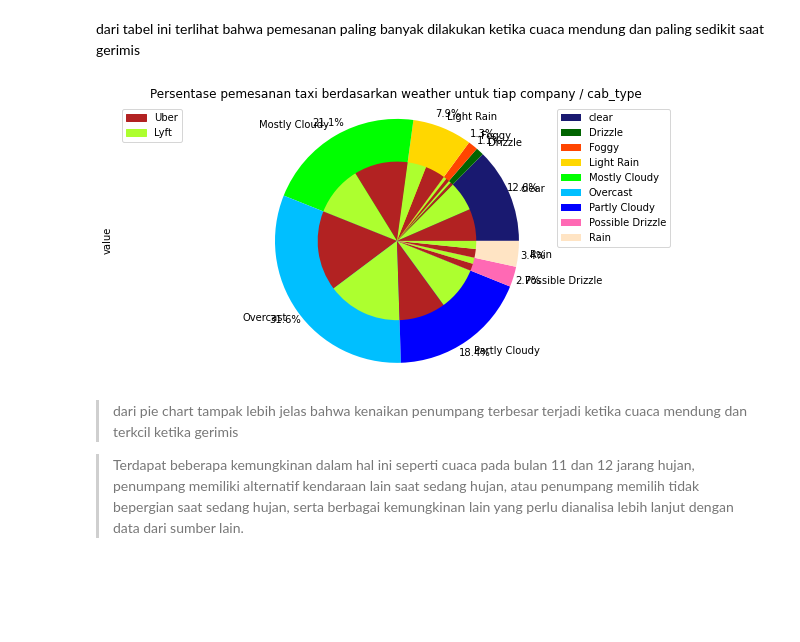
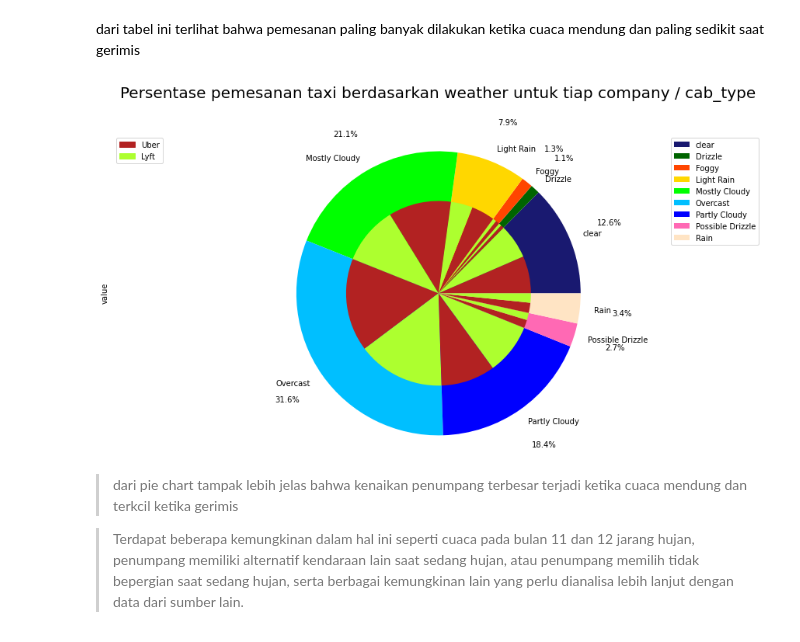
Before and after one commit to safrip2/FinalProject1_PYTN, a Jupyter notebook: Final Project 1.ipynb, the cells around one changed output. Cells and saved outputs as stored; diff of their text form; code cells hidden in the pictures; blank space fills up the shorter version.

```diff
--- a/Final Project 1.ipynb
+++ b/Final Project 1.ipynb
@@ -475,21 +475,21 @@ dari tabel ini terlihat bahwa pemesanan paling banyak dilakukan ketika cuaca men
 # %%
 # visualisasi fitur weather untuk setiap cab_type menggunakan pie chart
 bg = plt.axes()
 colors = ['midnightblue', 'darkgreen', 'orangered', 'gold', 'lime', 'deepskyblue', 'blue', 'hotpink', 'bisque']
 colors2 = ['firebrick', 'greenyellow']
-df_weather['value'].plot(kind='pie', colors=colors, label=None, figsize=(10,5), autopct='%1.1f%%', pctdistance=1.12)
+df_weather['value'].plot(kind='pie', colors=colors, label=None, figsize=(15,7.5), autopct='%1.1f%%', pctdistance=1.3)
 df_weather_cab['value'].plot(kind='pie', radius=0.65,colors=colors2,
                             labels=None)
-plt.title('Persentase pemesanan taxi berdasarkan weather untuk tiap company / cab_type')
+plt.title('Persentase pemesanan taxi berdasarkan weather untuk tiap company / cab_type', fontsize=20, y=1.1)
 leg1=plt.legend(labels=df_weather.index)
 ax=plt.gca().add_artist(leg1)
 patch_uber=mpatches.Patch(color='firebrick',label='Uber')
 patch_lyft=mpatches.Patch(color='greenyellow', label='Lyft')
 leg2=plt.legend(handles=[patch_uber,patch_lyft],loc='upper left')
 plt.axis('equal')
 plt.show(bg.set_facecolor("white"))
 # %% [output]
-[figure, old version]
+[figure, new version]
 # %% [markdown]
 > dari pie chart tampak lebih jelas bahwa kenaikan penumpang terbesar terjadi ketika cuaca mendung dan terkcil ketika gerimis
 
```
